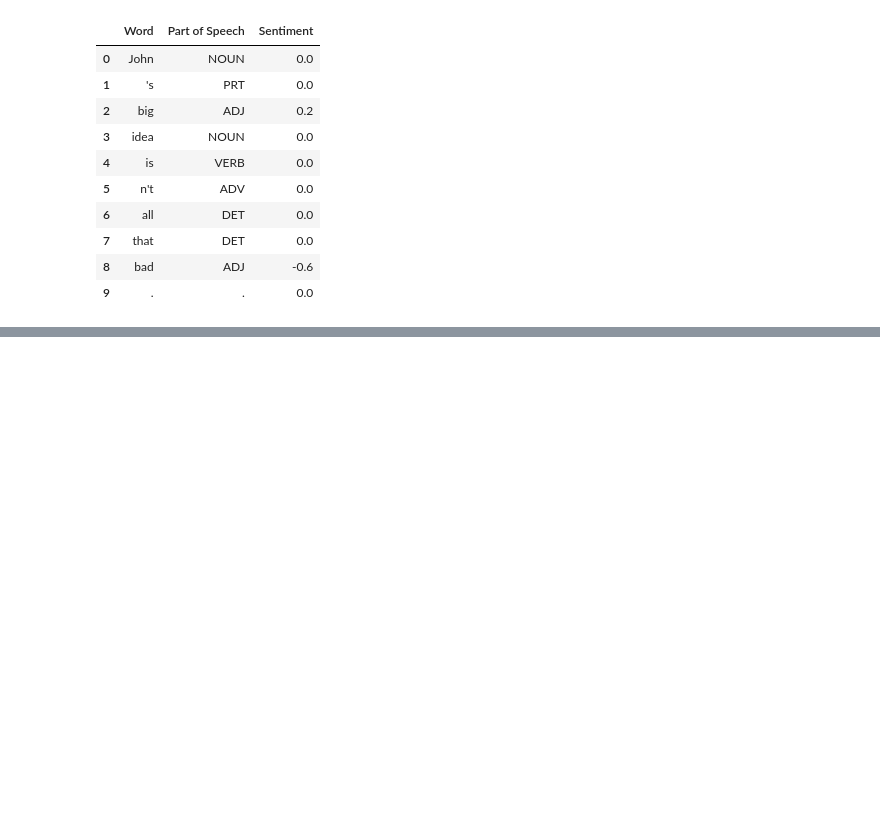
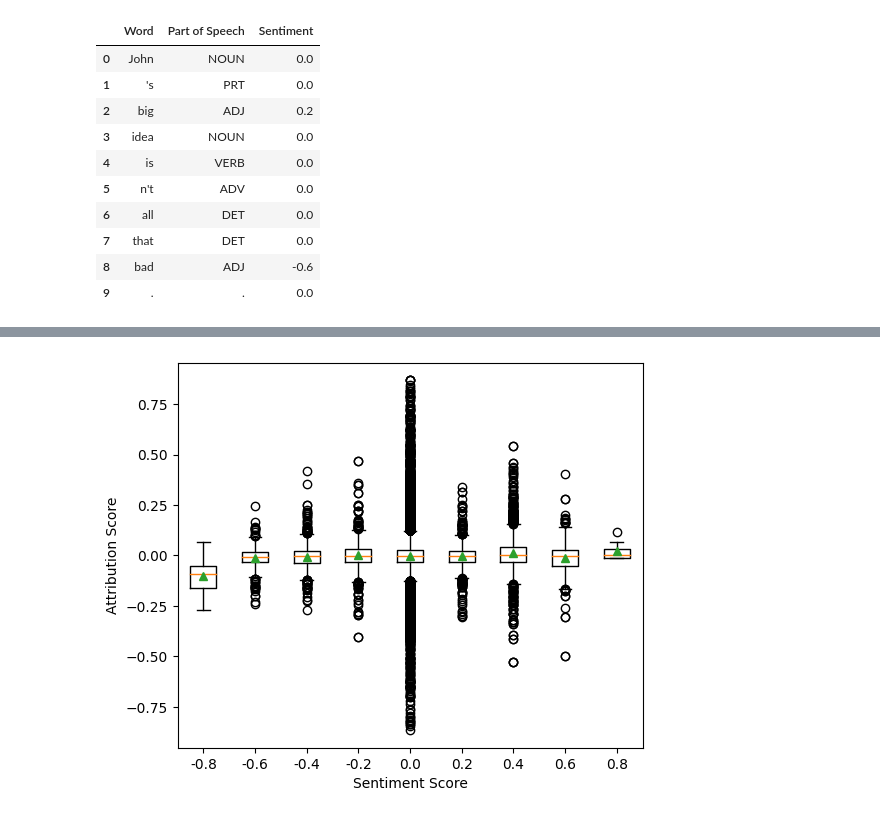
Before and after one commit to SLPcourse/CSC3160-120090195-ChengYang, a Jupyter notebook: RoBERTa_Attribution_Analysis.ipynb, the cells around one changed output, grey strips where cells are left out. Drawn from its saved outputs; the diff is of its cells as text; code cells hidden in the pictures; blank space fills up the shorter version.

```diff
--- a/RoBERTa_Attribution_Analysis.ipynb
+++ b/RoBERTa_Attribution_Analysis.ipynb
@@ -664,0 +590,22 @@ Name: Attribution Score, Length: 968, dtype: float64
+# %%
+# GPT Sentiment Box Plot
+box1 = test[test['Sentiment']==-0.8]['Attribution Score']
+box2 = test[test['Sentiment']==-0.6]['Attribution Score']
+box3 = test[test['Sentiment']==-0.4]['Attribution Score']
+box4 = test[test['Sentiment']==-0.2]['Attribution Score']
+box5 = test[test['Sentiment']==0.0]['Attribution Score']
+box6 = test[test['Sentiment']==0.2]['Attribution Score']
+box7 = test[test['Sentiment']==0.4]['Attribution Score']
+box8 = test[test['Sentiment']==0.6]['Attribution Score']
+box9 = test[test['Sentiment']==0.8]['Attribution Score']
+
+
+
+plt.figure(figsize=(6,5))
+labels = '-0.8','-0.6','-0.4','-0.2','0.0','0.2','0.4','0.6','0.8'
+plt.boxplot([box1,box2,box3,box4,box5,box6,box7,box8,box9],labels = labels,showmeans=True)
+plt.xlabel('Sentiment Score')
+plt.ylabel('Attribution Score')
+plt.show()
+# %% [output]
+[figure, added]
```
Also changed, not shown: parts of 71 cells of this notebook.
